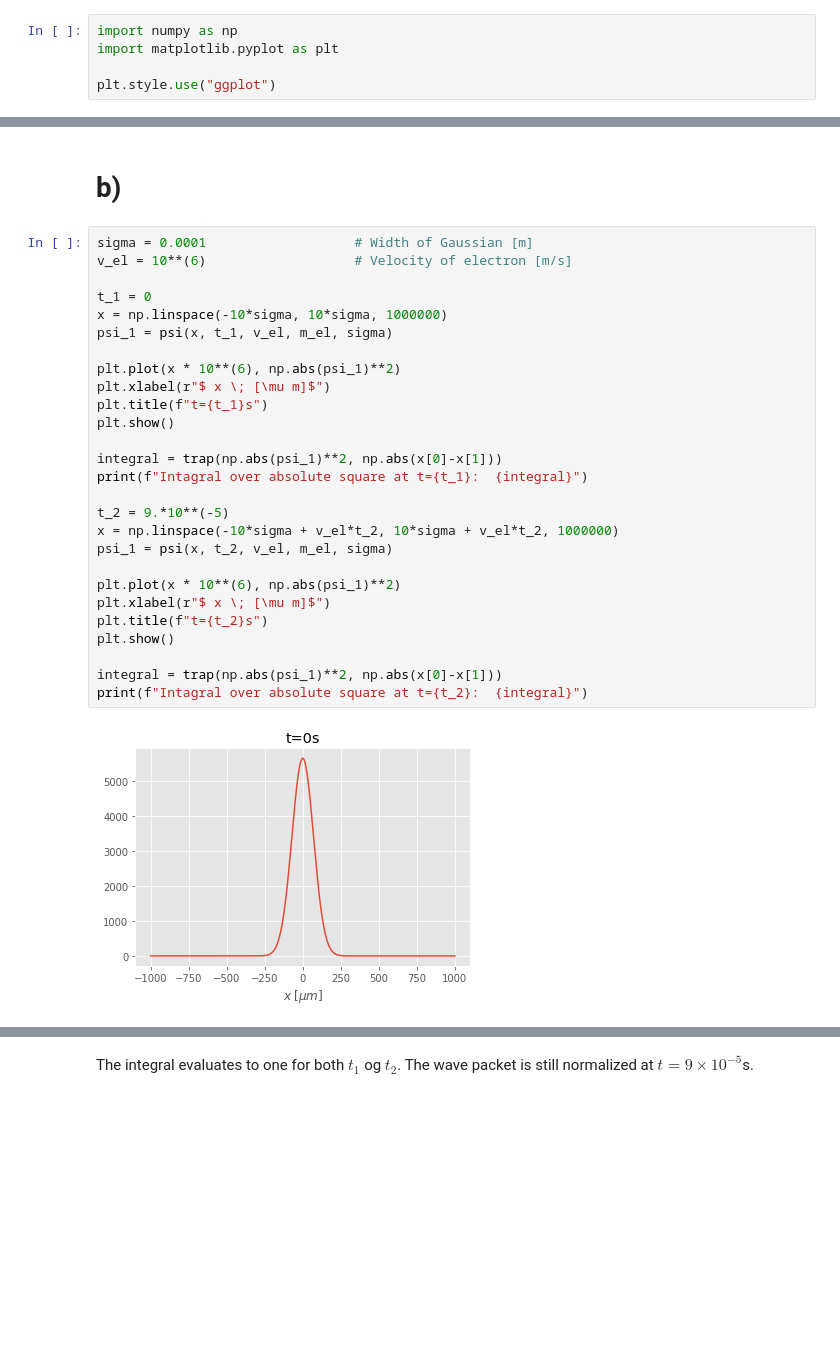
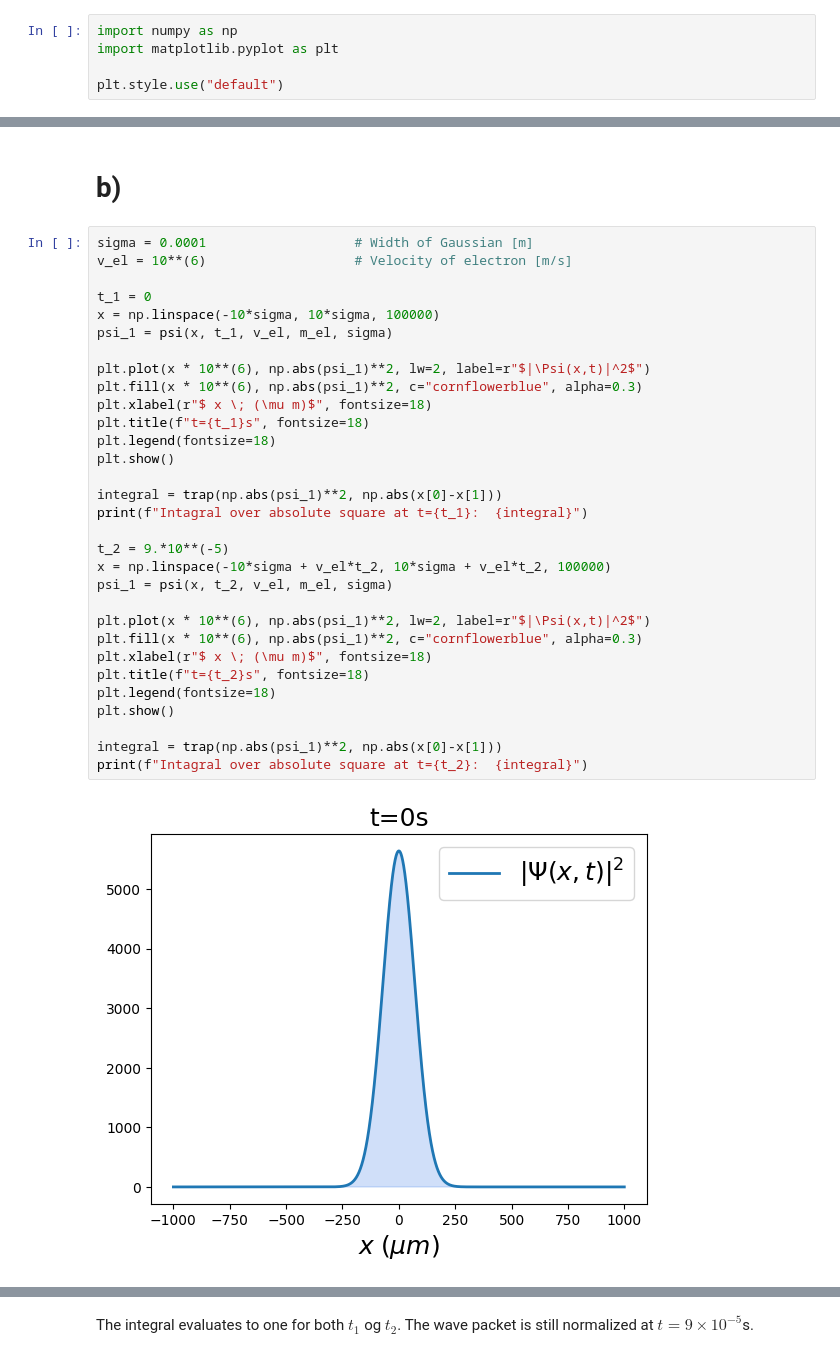
Before and after one commit to eirikama/qm, a Jupyter notebook: wavepacket_travelling.ipynb, the cells around one changed output, grey strips where cells are left out. Drawn from its saved outputs; the diff is of its cells as text; blank space fills up the shorter version.

```diff
--- a/wavepacket_travelling.ipynb
+++ b/wavepacket_travelling.ipynb
@@ -5,7 +5,7 @@
 import numpy as np
 import matplotlib.pyplot as plt
 
-plt.style.use("ggplot")
+plt.style.use("default")
 # %%
 # Physical constants
 hbar = 6.63*10**(-34) / ( 2*np.pi )     # Reduced Planck's constant [Js]
@@ -79,29 +139,33 @@ Width expansion 3.214187906929961
 # %%
 sigma = 0.0001                   # Width of Gaussian [m]
 v_el = 10**(6)                   # Velocity of electron [m/s]
 
 t_1 = 0
-x = np.linspace(-10*sigma, 10*sigma, 1000000)
+x = np.linspace(-10*sigma, 10*sigma, 100000)
 psi_1 = psi(x, t_1, v_el, m_el, sigma)
 
-plt.plot(x * 10**(6), np.abs(psi_1)**2)
-plt.xlabel(r"$ x \; [\mu m]$")
-plt.title(f"t={t_1}s")
+plt.plot(x * 10**(6), np.abs(psi_1)**2, lw=2, label=r"$|\Psi(x,t)|^2$")
+plt.fill(x * 10**(6), np.abs(psi_1)**2, c="cornflowerblue", alpha=0.3)
+plt.xlabel(r"$ x \; (\mu m)$", fontsize=18)
+plt.title(f"t={t_1}s", fontsize=18)
+plt.legend(fontsize=18)
 plt.show()
 
 integral = trap(np.abs(psi_1)**2, np.abs(x[0]-x[1]))
 print(f"Intagral over absolute square at t={t_1}:  {integral}")
 
 t_2 = 9.*10**(-5)
-x = np.linspace(-10*sigma + v_el*t_2, 10*sigma + v_el*t_2, 1000000)
+x = np.linspace(-10*sigma + v_el*t_2, 10*sigma + v_el*t_2, 100000)
 psi_1 = psi(x, t_2, v_el, m_el, sigma)
 
-plt.plot(x * 10**(6), np.abs(psi_1)**2)
-plt.xlabel(r"$ x \; [\mu m]$")
-plt.title(f"t={t_2}s")
+plt.plot(x * 10**(6), np.abs(psi_1)**2, lw=2, label=r"$|\Psi(x,t)|^2$")
+plt.fill(x * 10**(6), np.abs(psi_1)**2, c="cornflowerblue", alpha=0.3)
+plt.xlabel(r"$ x \; (\mu m)$", fontsize=18)
+plt.title(f"t={t_2}s", fontsize=18)
+plt.legend(fontsize=18)
 plt.show()
 
 integral = trap(np.abs(psi_1)**2, np.abs(x[0]-x[1]))
 print(f"Intagral over absolute square at t={t_2}:  {integral}")
 # %% [output]
-[figure, old version]
+[figure, new version]
```
Also changed, not shown: parts of 18 cells of this notebook, 1 other file.
